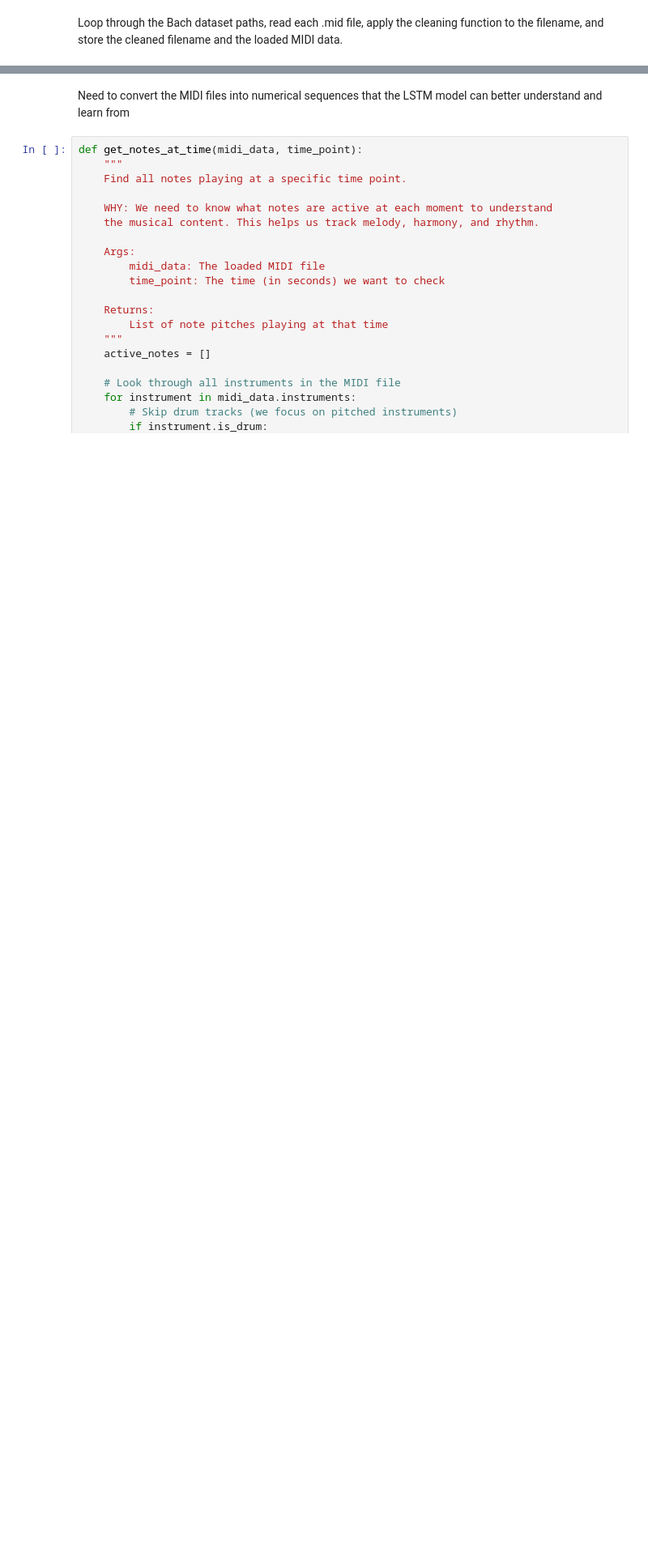
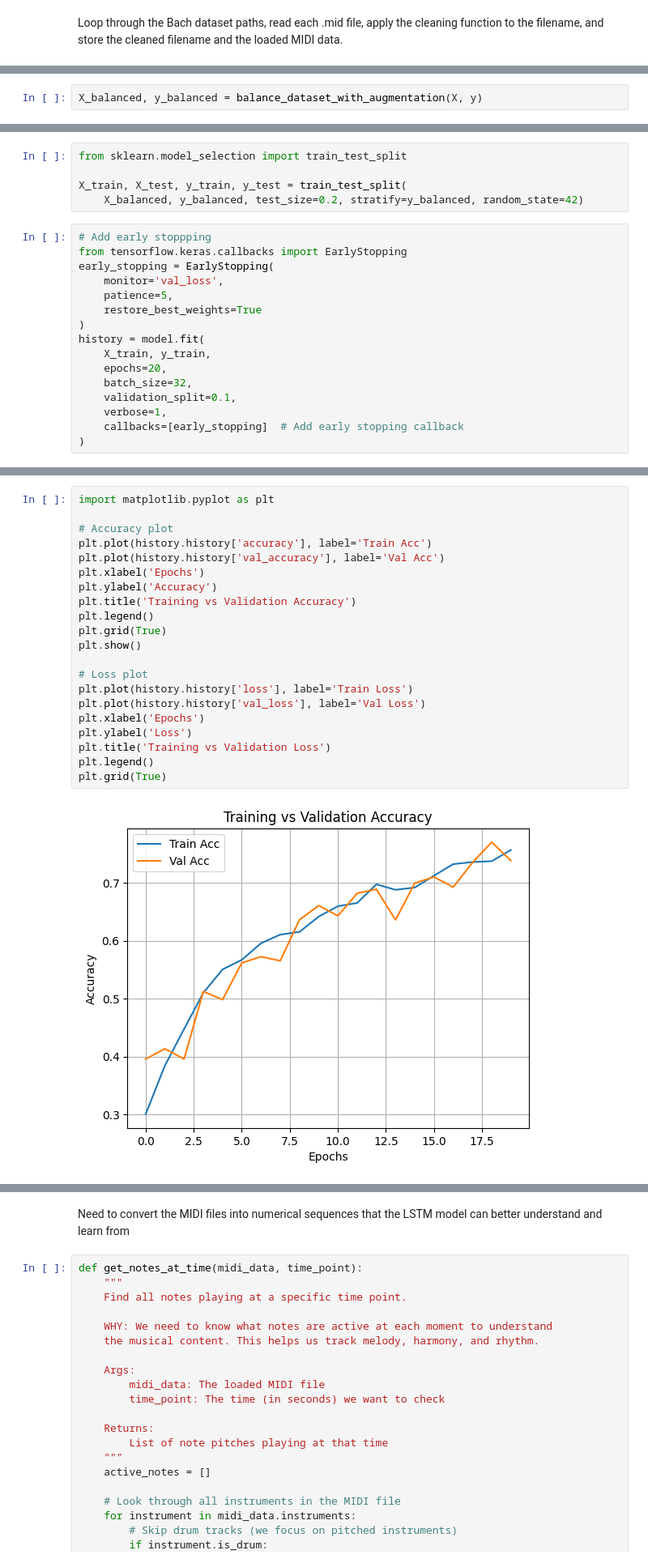
Before and after one commit to gurlv/MusicMLClassification, a Jupyter notebook: MSAAI_511_GRP_5_Composer_Classification.ipynb, the cells around one changed output, grey strips where cells are left out. Shown: that part at 81% size. Saved outputs shown, nothing was run; the diff lists cells and outputs as text; blank space fills up the shorter version.

```diff
--- a/MSAAI_511_GRP_5_Composer_Classification.ipynb
+++ b/MSAAI_511_GRP_5_Composer_Classification.ipynb
@@ -488,0 +692,2 @@ print(" There are ", len(bach_midi_data), "MIDI files for Bach that have been lo
+# %%
+X_balanced, y_balanced = balance_dataset_with_augmentation(X, y)
@@ -488,0 +755,21 @@ print(" There are ", len(bach_midi_data), "MIDI files for Bach that have been lo
+# %%
+from sklearn.model_selection import train_test_split
+
+X_train, X_test, y_train, y_test = train_test_split(
+    X_balanced, y_balanced, test_size=0.2, stratify=y_balanced, random_state=42)
+# %%
+# Add early stoppping
+from tensorflow.keras.callbacks import EarlyStopping
+early_stopping = EarlyStopping(
+    monitor='val_loss',
+    patience=5,
+    restore_best_weights=True
+)
+history = model.fit(
+    X_train, y_train,
+    epochs=20,
+    batch_size=32,
+    validation_split=0.1,
+    verbose=1,
+    callbacks=[early_stopping]  # Add early stopping callback
+)
@@ -488,0 +800,23 @@ print(" There are ", len(bach_midi_data), "MIDI files for Bach that have been lo
+# %%
+import matplotlib.pyplot as plt
+
+# Accuracy plot
+plt.plot(history.history['accuracy'], label='Train Acc')
+plt.plot(history.history['val_accuracy'], label='Val Acc')
+plt.xlabel('Epochs')
+plt.ylabel('Accuracy')
+plt.title('Training vs Validation Accuracy')
+plt.legend()
+plt.grid(True)
+plt.show()
+
+# Loss plot
+plt.plot(history.history['loss'], label='Train Loss')
+plt.plot(history.history['val_loss'], label='Val Loss')
+plt.xlabel('Epochs')
+plt.ylabel('Loss')
+plt.title('Training vs Validation Loss')
+plt.legend()
+plt.grid(True)
+# %% [output]
+[figure, added]
```
Also changed, not shown: parts of 35 cells of this notebook.
